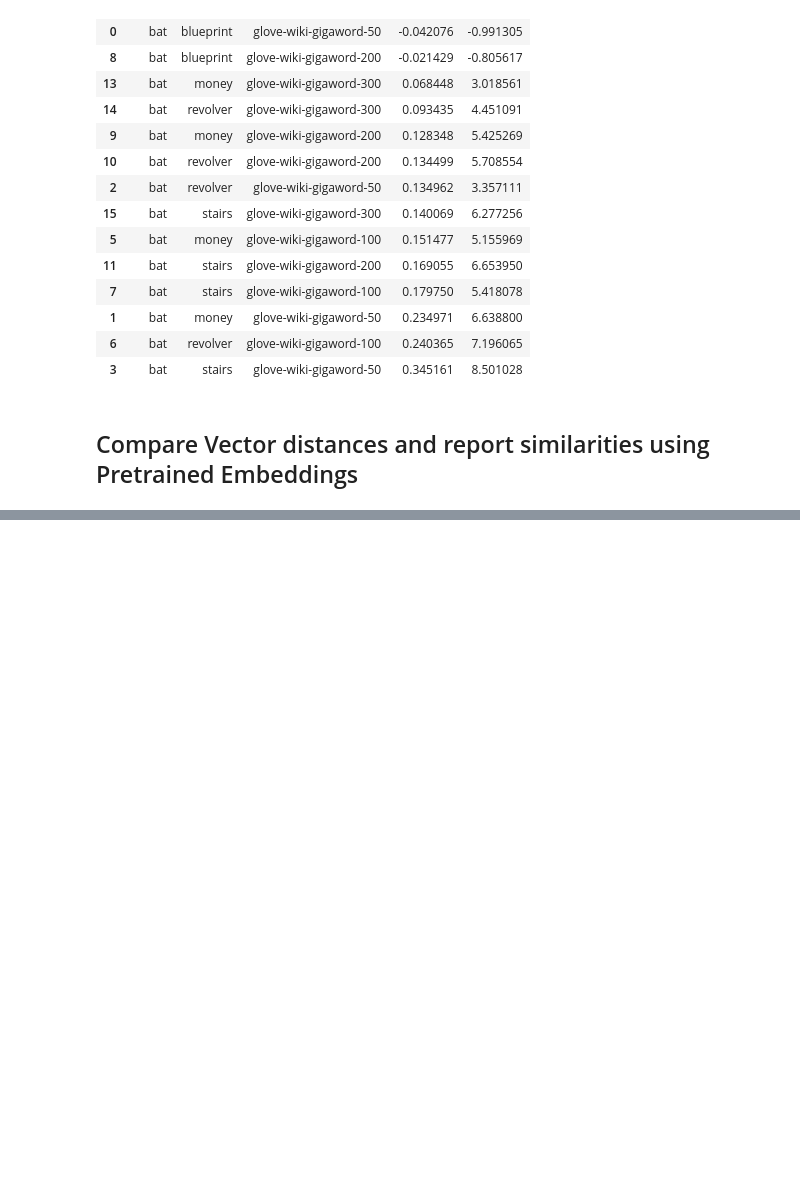
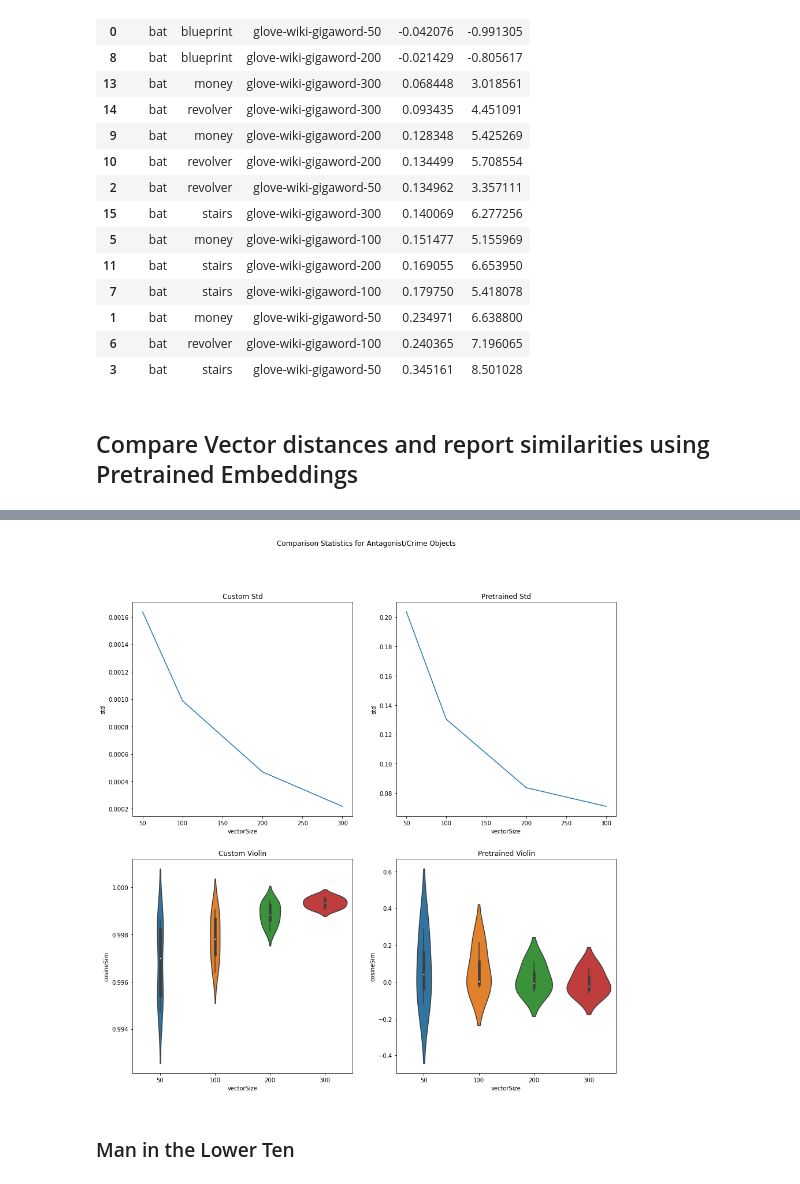
Before and after one commit to NLPaladins/rinehartAnalysis_wordVectors, a Jupyter notebook: main.ipynb, the cells around one changed output, grey strips where cells are left out. Drawn from its saved outputs; the diff is of its cells as text; code cells hidden in the pictures; blank space fills up the shorter version.

```diff
--- a/main.ipynb
+++ b/main.ipynb
@@ -1164,3 +1201,9 @@ antag_crime_obj_dists_pre = pd.read_pickle(f"data{os.sep}The_Circular_Staircase_
+# %%
+plot_differences(antag_crime_obj_dists, antag_crime_obj_dists_pre, "Antagonist/Crime Objects")
+# %% [output]
+[figure, added]
+# %% [markdown]
+### Man in the Lower Ten
 # %%
 # The_Man_in_Lower_Ten - Custom Embeddings
 protag_antag_dists = pd.read_pickle(f"data{os.sep}The_Man_in_Lower_Ten__protag_antag_dists.pkl")
```
Also changed, not shown: parts of 22 cells of this notebook.
